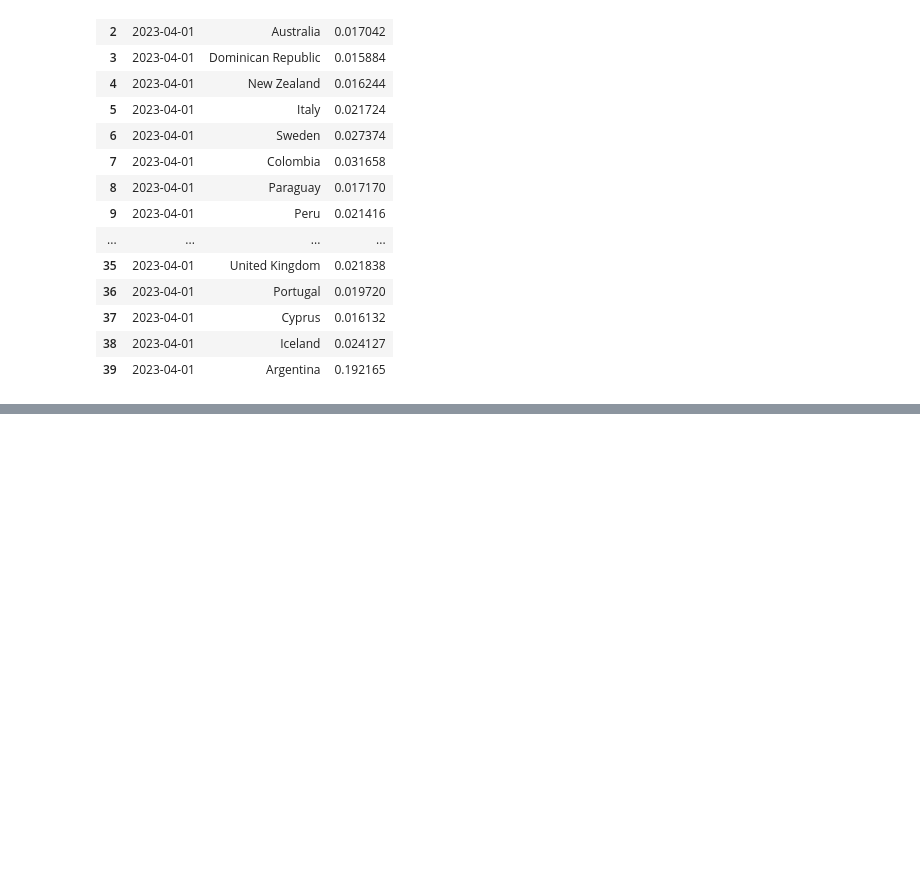
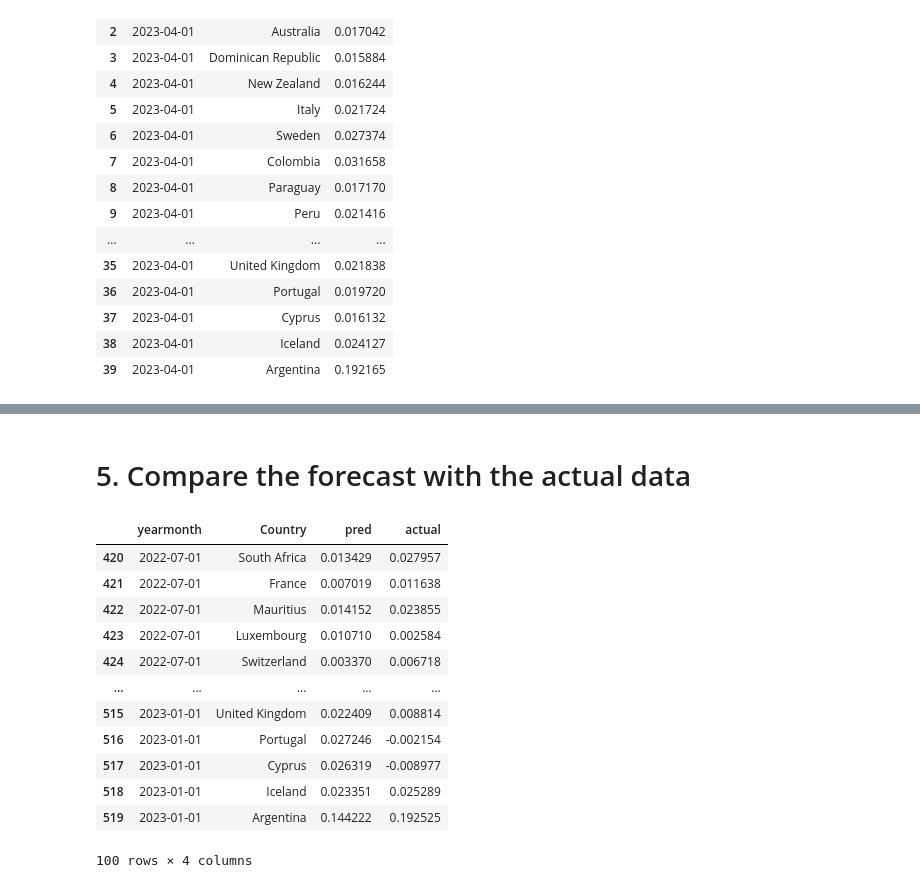
Before and after one commit to mvanaltvorst/seminar, a Jupyter notebook: notebooks/models/4_quarter_avg_model.ipynb, the cells around one changed output, grey strips where cells are left out. Cells and saved outputs as stored; diff of their text form; code cells hidden in the pictures; blank space fills up the shorter version.

```diff
--- a/notebooks/models/4_quarter_avg_model.ipynb
+++ b/notebooks/models/4_quarter_avg_model.ipynb
@@ -94,0 +139,24 @@ TypeError: string indices must be integers, not 'str'
+# %% [markdown]
+# 5. Compare the forecast with the actual data
+# %%
+forecast_merged = forecast.copy().rename(columns={"inflation": "pred"})
+forecast_merged = forecast_merged.merge(
+    df_inflation[["Country", "yearmonth", "inflation"]],
+    on=["Country", "yearmonth"],
+    how="left",
+).rename(columns={"inflation": "actual"})
+forecast_merged.tail(100)
+# %% [output]
+|  | yearmonth | Country | pred | actual |
+| 420 | 2022-07-01 | South Africa | 0.013429 | 0.027957 |
+| 421 | 2022-07-01 | France | 0.007019 | 0.011638 |
+| 422 | 2022-07-01 | Mauritius | 0.014152 | 0.023855 |
+| 423 | 2022-07-01 | Luxembourg | 0.010710 | 0.002584 |
+| 424 | 2022-07-01 | Switzerland | 0.003370 | 0.006718 |
+| ... | ... | ... | ... | ... |
+| 515 | 2023-01-01 | United Kingdom | 0.022409 | 0.008814 |
+| 516 | 2023-01-01 | Portugal | 0.027246 | -0.002154 |
+| 517 | 2023-01-01 | Cyprus | 0.026319 | -0.008977 |
+| 518 | 2023-01-01 | Iceland | 0.023351 | 0.025289 |
+| 519 | 2023-01-01 | Argentina | 0.144222 | 0.192525 |
+100 rows × 4 columns
```
Also changed, not shown: parts of 6 cells of this notebook, 3 other files.
